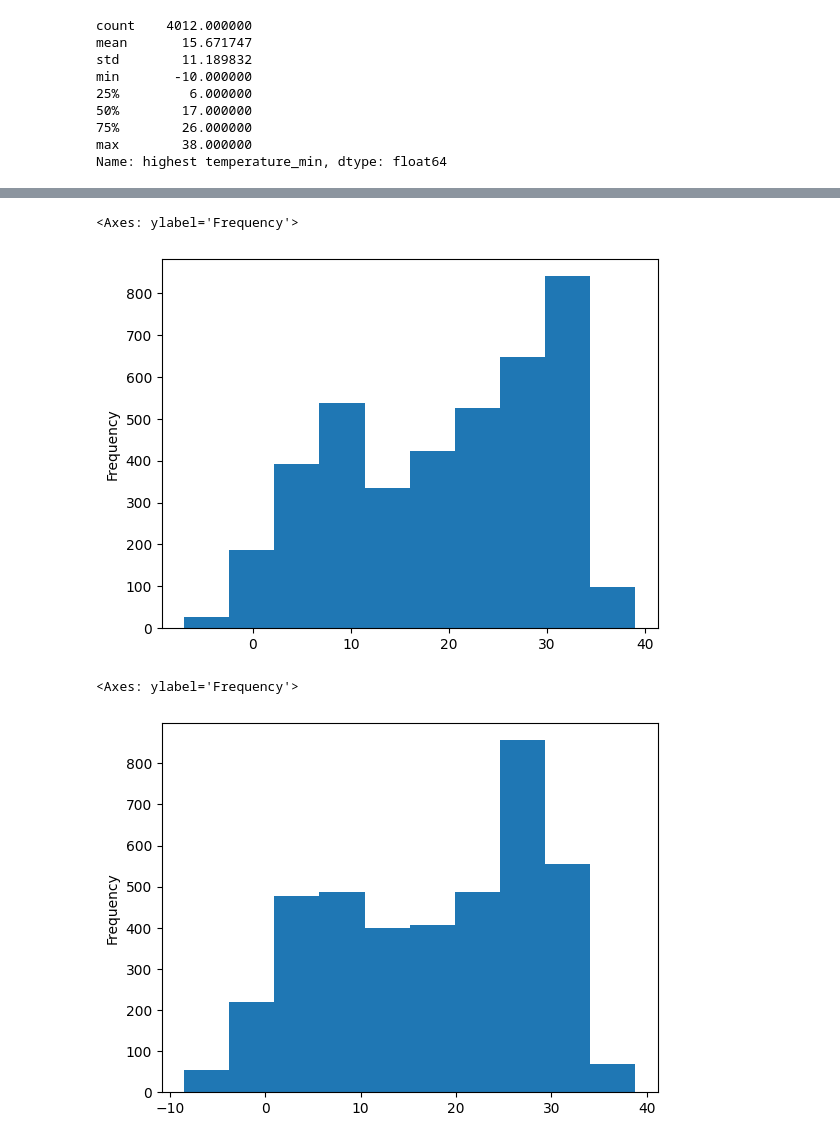
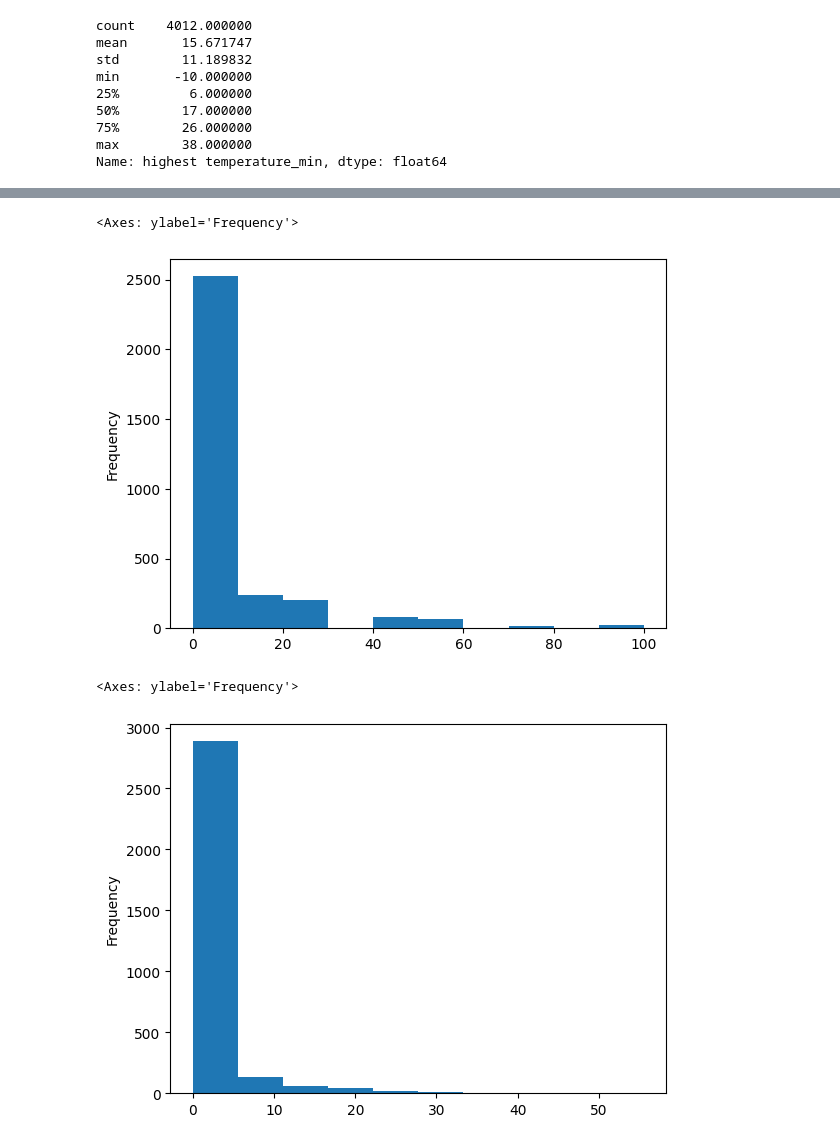
Before and after one commit to jrary/DataScienceTermProject, a Jupyter notebook: src/dataVisualization.ipynb, the cells around one changed output, grey strips where cells are left out. Drawn from its saved outputs; the diff is of its cells as text; code cells hidden in the pictures.

```diff
--- a/src/dataVisualization.ipynb
+++ b/src/dataVisualization.ipynb
@@ -756,0 +748,4 @@ df['highest temperature_min'].plot(kind='hist')
+# %%
+#----------6시간 강수량---------
+df = pd.read_csv('./assets/output/부림동_6시간강수량.csv')
+df['rainfall_min'].plot(kind='hist')
@@ -757,11 +755,11 @@ df['highest temperature_min'].plot(kind='hist')
 # %%
-df['highest temperature_max'].plot(kind='hist')
+df['rainfall_max'].plot(kind='hist')
 # %% [output]
 <Axes: ylabel='Frequency'>
-[figure, old version]
+[figure, new version]
 # %%
-df['highest temperature_mean'].plot(kind='hist')
+df['rainfall_mean'].plot(kind='hist')
 # %% [output]
 <Axes: ylabel='Frequency'>
-[figure, old version]
+[figure, new version]
 # %%
```
Also changed, not shown: parts of 22 cells of this notebook.
